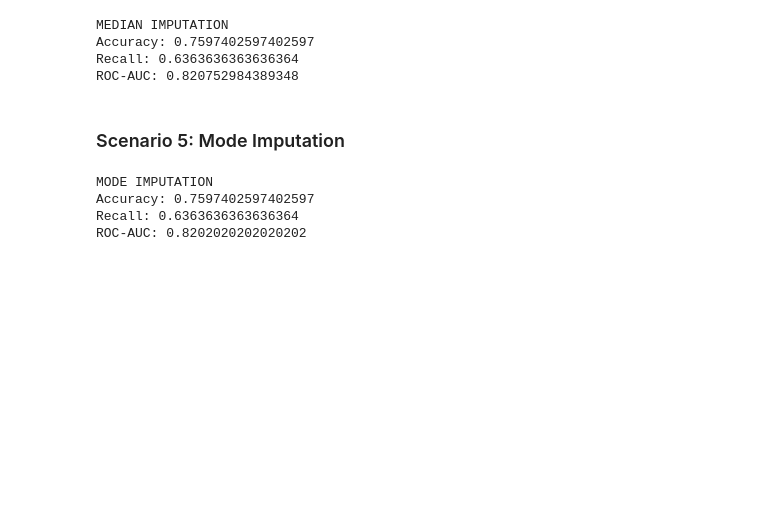
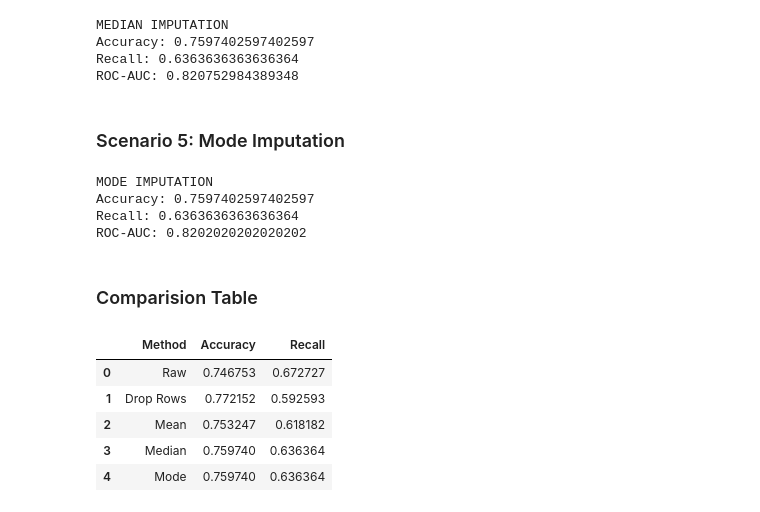
Before and after one commit to NihalAllam/capstone, a Jupyter notebook: notebooks/01_clean_pipeline.ipynb, the cells around one changed output. Drawn from its saved outputs; the diff is of its cells as text; code cells hidden in the pictures; blank space fills up the shorter version.

```diff
--- a/notebooks/01_clean_pipeline.ipynb
+++ b/notebooks/01_clean_pipeline.ipynb
@@ -145,3 +145,22 @@ MODE IMPUTATION
 Accuracy: 0.7597402597402597
 Recall: 0.6363636363636364
 ROC-AUC: 0.8202020202020202
+# %% [markdown]
+### Comparision Table
+# %%
+import pandas as pd
+
+results_df = pd.DataFrame({
+    "Method": ["Raw", "Drop Rows", "Mean", "Median", "Mode"],
+    "Accuracy": [acc_raw, acc_drop, acc_mean, acc_median, acc_mode],
+    "Recall": [rec_raw, rec_drop, rec_mean, rec_median, rec_mode]
+})
+
+results_df
+# %% [output]
+|  | Method | Accuracy | Recall |
+| 0 | Raw | 0.746753 | 0.672727 |
+| 1 | Drop Rows | 0.772152 | 0.592593 |
+| 2 | Mean | 0.753247 | 0.618182 |
+| 3 | Median | 0.759740 | 0.636364 |
+| 4 | Mode | 0.759740 | 0.636364 |
```
Also changed, not shown: parts of 6 cells of this notebook.
